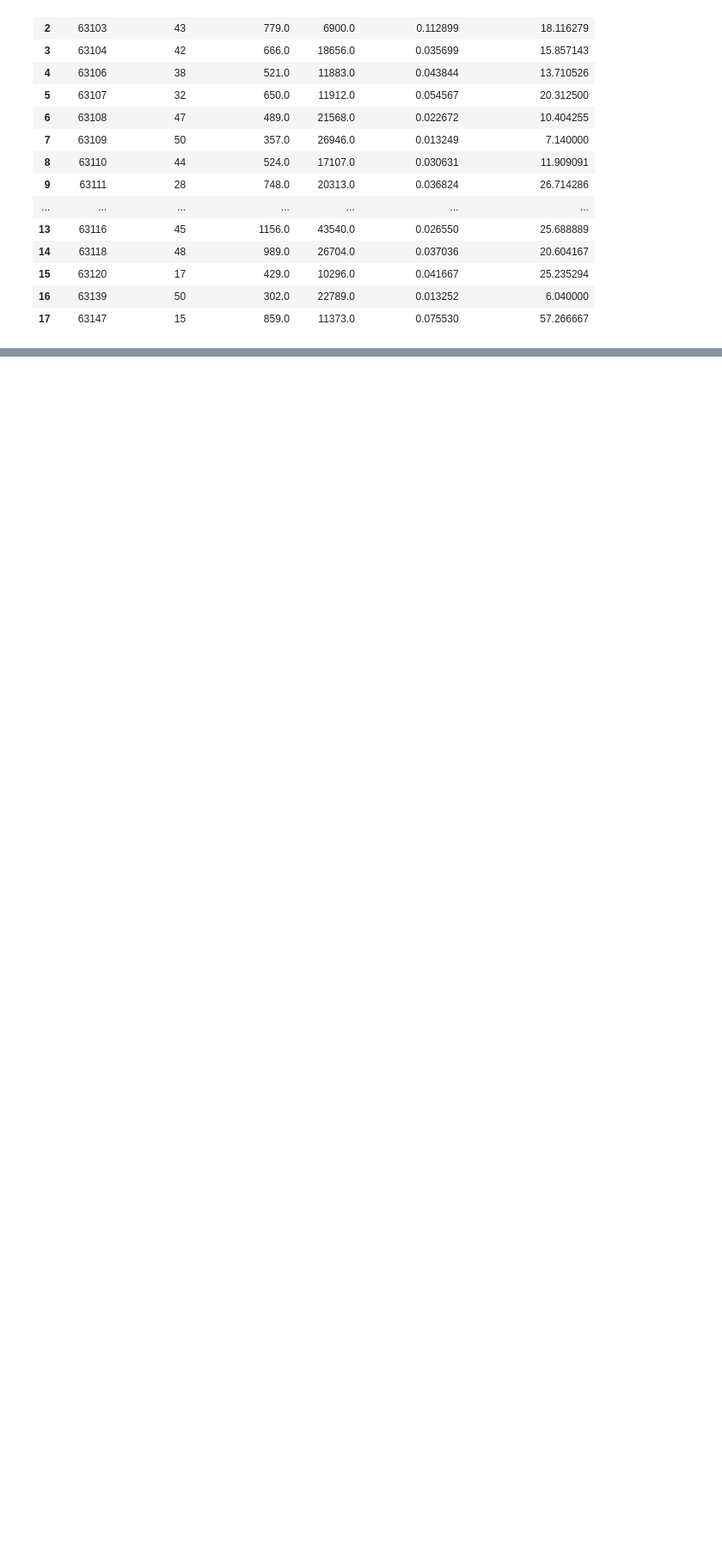
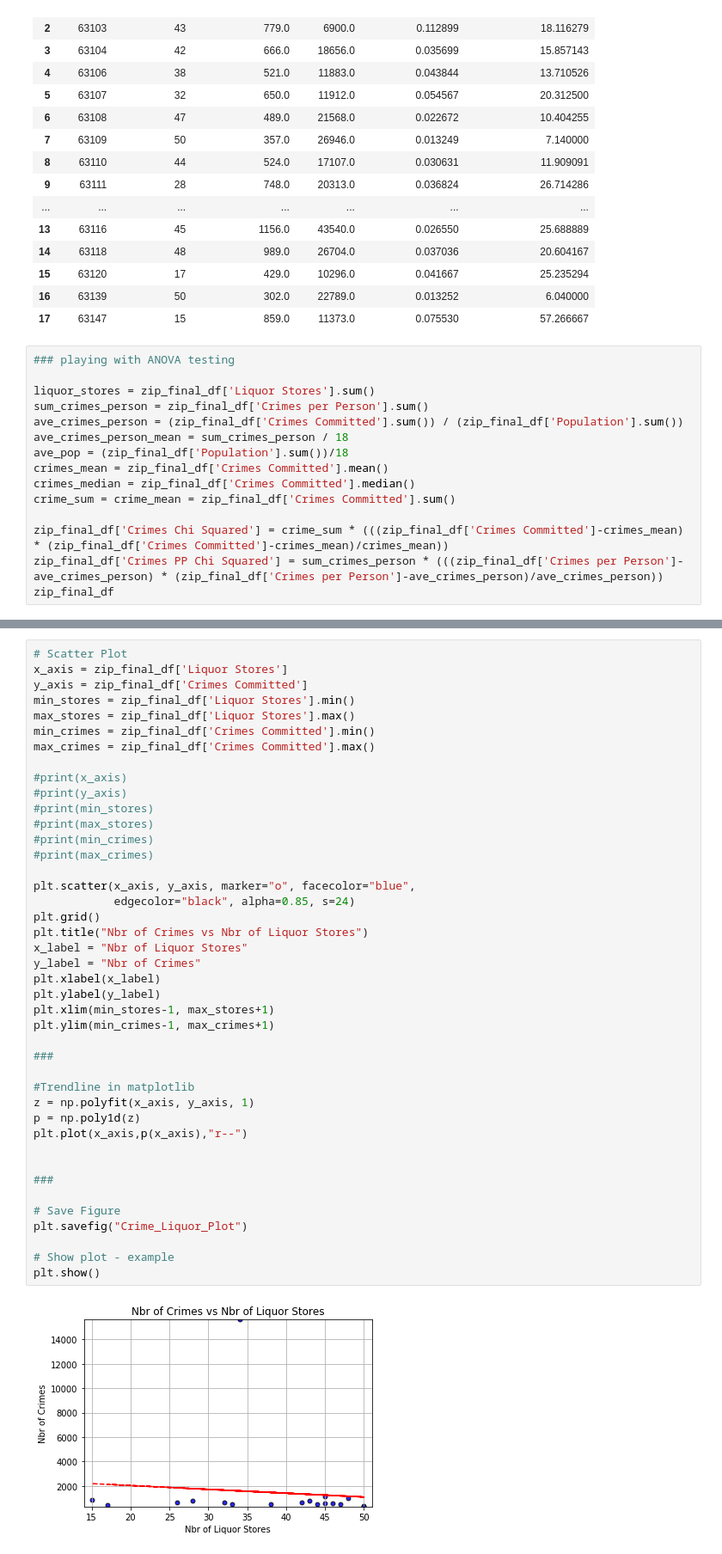
Before and after one commit to lonnykramer/project_one, a Jupyter notebook: project_code/liquor_store_project-Copy1.ipynb, the cells around one changed output, grey strips where cells are left out. Shown at 86% size. Cells and saved outputs as stored; diff of their text form; blank space fills up the shorter version.

Commit message:
Add files via upload
added some charts and attempts at ANOVA

```diff
--- a/project_code/liquor_store_project-Copy1.ipynb
+++ b/project_code/liquor_store_project-Copy1.ipynb
@@ -446,3 +446,18 @@ zip_final_df
 | 15 | 63120 | 17 | 429.0 | 10296.0 | 0.041667 | 25.235294 |
 | 16 | 63139 | 50 | 302.0 | 22789.0 | 0.013252 | 6.040000 |
 | 17 | 63147 | 15 | 859.0 | 11373.0 | 0.075530 | 57.266667 |
+# %%
+### playing with ANOVA testing
+
+liquor_stores = zip_final_df['Liquor Stores'].sum()
+sum_crimes_person = zip_final_df['Crimes per Person'].sum()
+ave_crimes_person = (zip_final_df['Crimes Committed'].sum()) / (zip_final_df['Population'].sum())
+ave_crimes_person_mean = sum_crimes_person / 18
+ave_pop = (zip_final_df['Population'].sum())/18
+crimes_mean = zip_final_df['Crimes Committed'].mean()
+crimes_median = zip_final_df['Crimes Committed'].median()
+crime_sum = crime_mean = zip_final_df['Crimes Committed'].sum()
+
+zip_final_df['Crimes Chi Squared'] = crime_sum * (((zip_final_df['Crimes Committed']-crimes_mean) * (zip_final_df['Crimes Committed']-crimes_mean)/crimes_mean))
+zip_final_df['Crimes PP Chi Squared'] = sum_crimes_person * (((zip_final_df['Crimes per Person']-ave_crimes_person) * (zip_final_df['Crimes per Person']-ave_crimes_person)/ave_crimes_person))
+zip_final_df
@@ -448,0 +482,44 @@ zip_final_df
+# %%
+# Scatter Plot
+x_axis = zip_final_df['Liquor Stores']
+y_axis = zip_final_df['Crimes Committed']
+min_stores = zip_final_df['Liquor Stores'].min()
+max_stores = zip_final_df['Liquor Stores'].max()
+min_crimes = zip_final_df['Crimes Committed'].min()
+max_crimes = zip_final_df['Crimes Committed'].max()
+
+#print(x_axis)
+#print(y_axis)
+#print(min_stores)
+#print(max_stores)
+#print(min_crimes)
+#print(max_crimes)
+
+plt.scatter(x_axis, y_axis, marker="o", facecolor="blue",
+            edgecolor="black", alpha=0.85, s=24)
+plt.grid()
+plt.title("Nbr of Crimes vs Nbr of Liquor Stores")
+x_label = "Nbr of Liquor Stores"
+y_label = "Nbr of Crimes"
+plt.xlabel(x_label)
+plt.ylabel(y_label)
+plt.xlim(min_stores-1, max_stores+1)
+plt.ylim(min_crimes-1, max_crimes+1)
+
+###
+
+#Trendline in matplotlib
+z = np.polyfit(x_axis, y_axis, 1)
+p = np.poly1d(z)
+plt.plot(x_axis,p(x_axis),"r--")
+
+
+###
+
+# Save Figure
+plt.savefig("Crime_Liquor_Plot")
+
+# Show plot - example
+plt.show()
+# %% [output]
+[figure, added]
```
Also changed, not shown: parts of 12 cells of this notebook.
